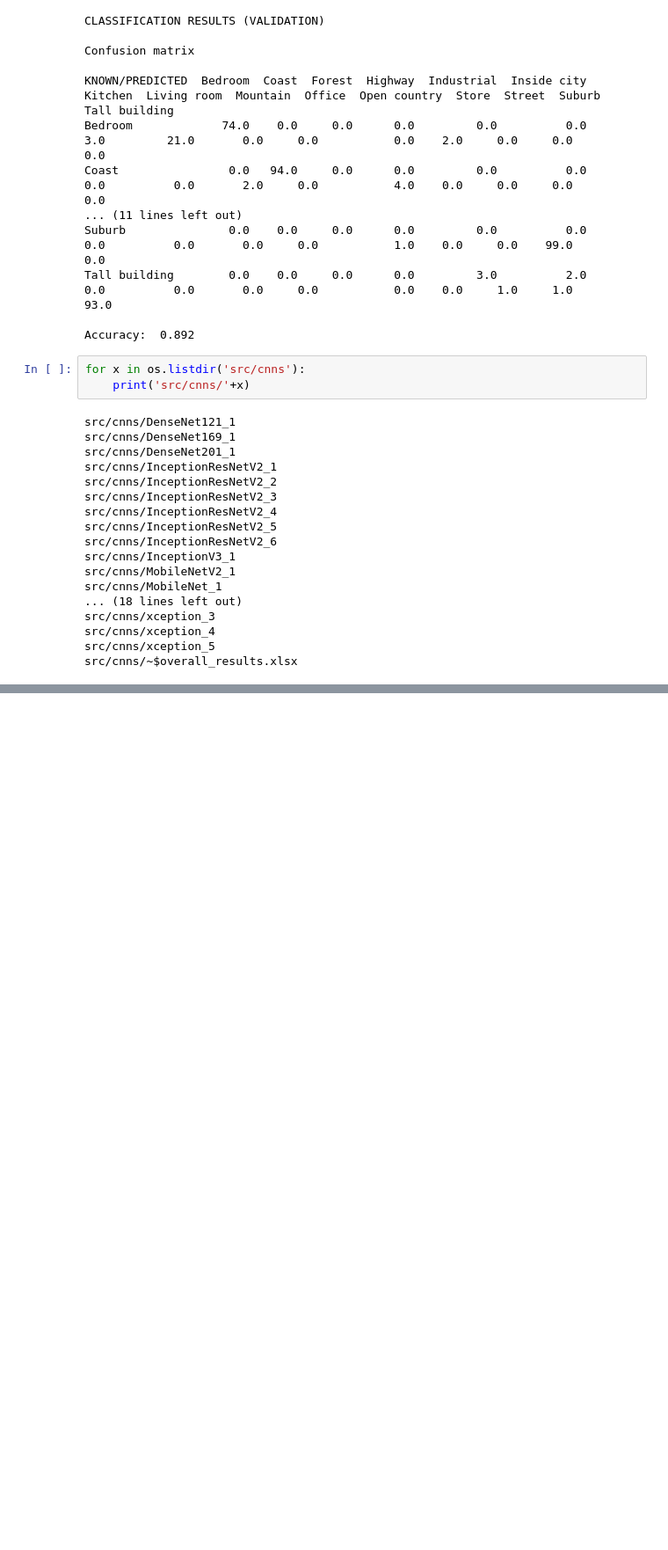
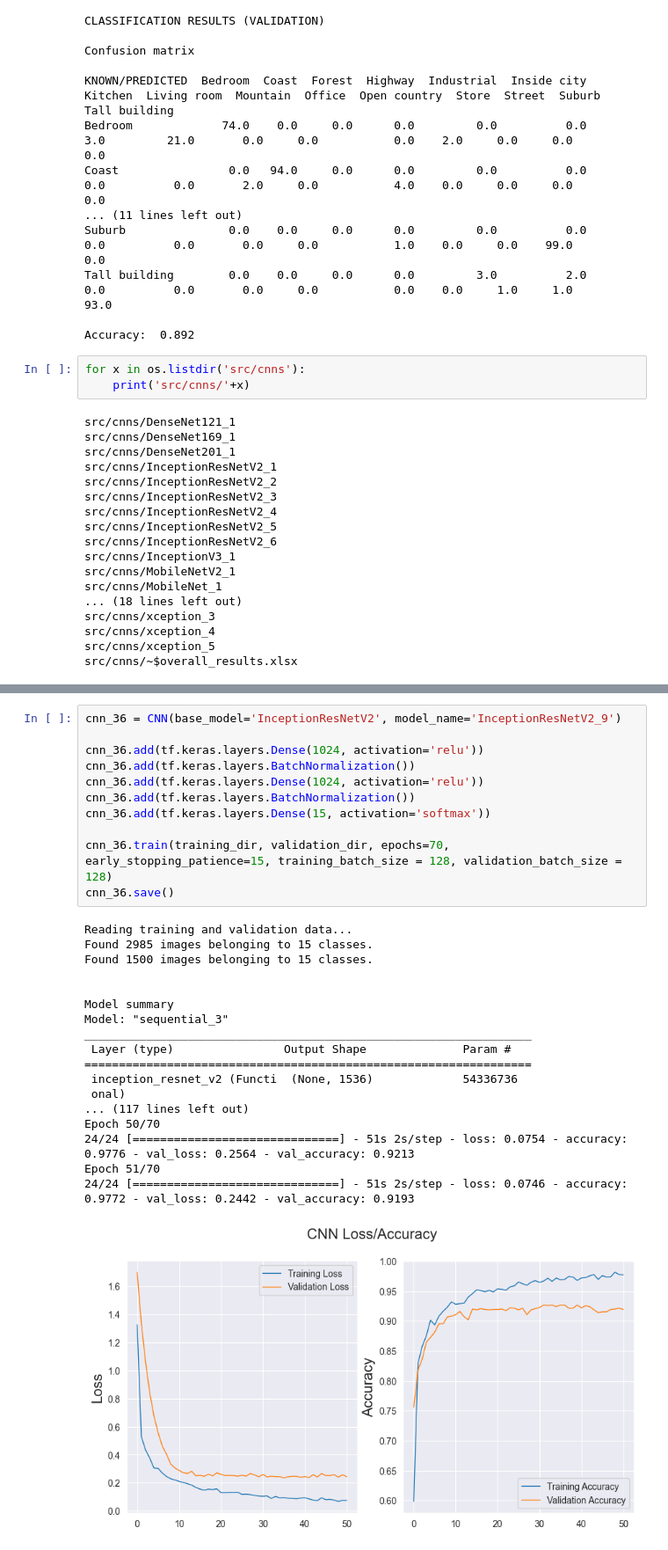
Before and after one commit to dieguisgs/ml2-deep-learning, a Jupyter notebook: 2-CNN.ipynb, the cells around one changed output, grey strips where cells are left out. Shown at 88% size. Drawn from its saved outputs; the diff is of its cells as text; blank space fills up the shorter version.

```diff
--- a/2-CNN.ipynb
+++ b/2-CNN.ipynb
@@ -2535,0 +2648,30 @@ cnn_34.save()
+# %%
+cnn_36 = CNN(base_model='InceptionResNetV2', model_name='InceptionResNetV2_9')
+
+cnn_36.add(tf.keras.layers.Dense(1024, activation='relu'))
+cnn_36.add(tf.keras.layers.BatchNormalization())
+cnn_36.add(tf.keras.layers.Dense(1024, activation='relu'))
+cnn_36.add(tf.keras.layers.BatchNormalization())
+cnn_36.add(tf.keras.layers.Dense(15, activation='softmax'))
+
+cnn_36.train(training_dir, validation_dir, epochs=70, early_stopping_patience=15, training_batch_size = 128, validation_batch_size = 128)
+cnn_36.save()
+# %% [output]
+Reading training and validation data...
+Found 2985 images belonging to 15 classes.
+Found 1500 images belonging to 15 classes.
+
+
+Model summary
+Model: "sequential_3"
+_________________________________________________________________
+ Layer (type)                Output Shape              Param #
+=================================================================
+ inception_resnet_v2 (Functi  (None, 1536)             54336736
+ onal)
+... (117 lines left out)
+Epoch 50/70
+24/24 [==============================] - 51s 2s/step - loss: 0.0754 - accuracy: 0.9776 - val_loss: 0.2564 - val_accuracy: 0.9213
+Epoch 51/70
+24/24 [==============================] - 51s 2s/step - loss: 0.0746 - accuracy: 0.9772 - val_loss: 0.2442 - val_accuracy: 0.9193
+[figure, added]
```
Also changed, not shown: parts of 35 cells of this notebook, 2 other files.
